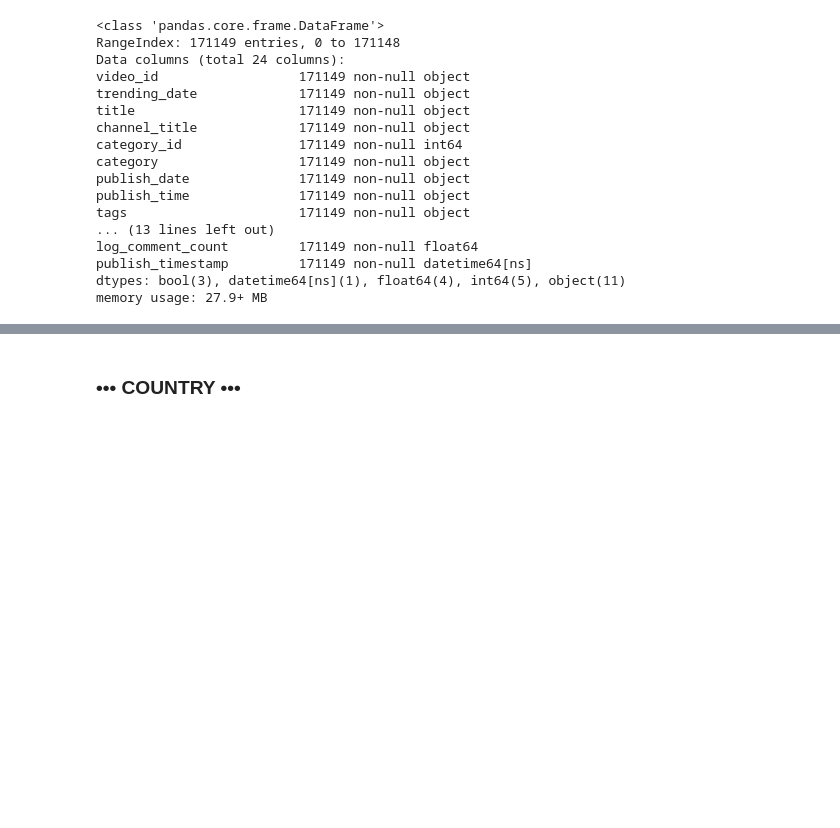
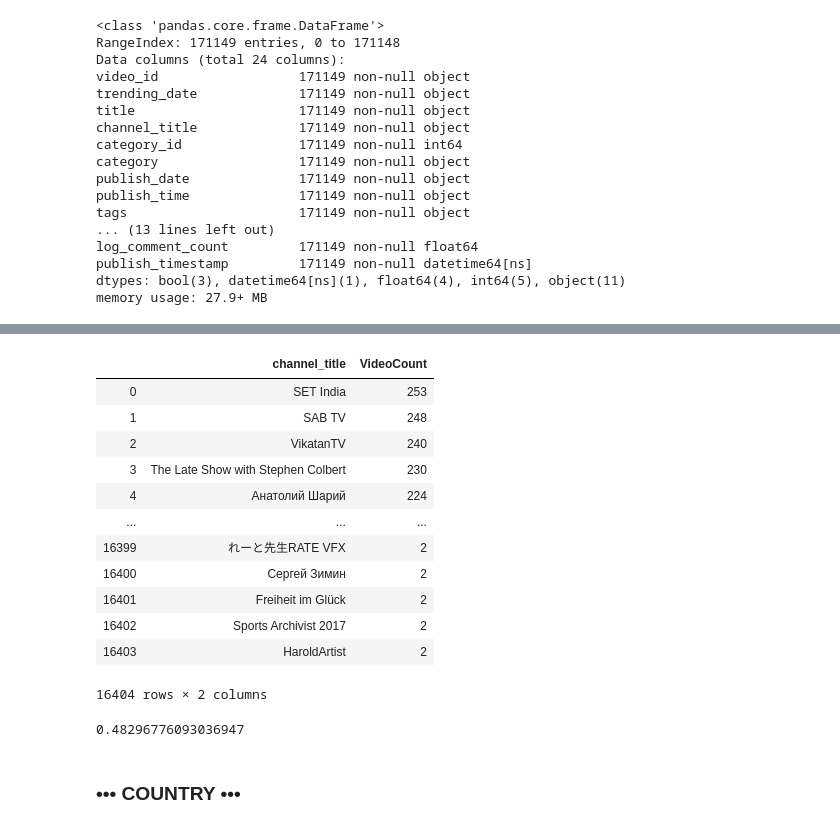
Before and after one commit to rachelleperez/Youtube-Trending, a Jupyter notebook: YoutubeTrendingVideos.ipynb, the cells around one changed output, grey strips where cells are left out. Saved outputs shown, nothing was run; the diff lists cells and outputs as text; code cells hidden in the pictures; blank space fills up the shorter version.

```diff
--- a/YoutubeTrendingVideos.ipynb
+++ b/YoutubeTrendingVideos.ipynb
@@ -193,3 +240,32 @@ This section will explore if the properties that stem from the creator have any
+# %%
+multiple_trender = channel_count['VideoCount'] >1
+channel_count[multiple_trender]
+# %% [output]
+|  | channel_title | VideoCount |
+| 0 | SET India | 253 |
+| 1 | SAB TV | 248 |
+| 2 | VikatanTV | 240 |
+| 3 | The Late Show with Stephen Colbert | 230 |
+| 4 | Анатолий Шарий | 224 |
+| ... | ... | ... |
+| 16399 | れーと先生RATE VFX | 2 |
+| 16400 | Сергей Зимин | 2 |
+| 16401 | Freiheit im Glück | 2 |
+| 16402 | Sports Archivist 2017 | 2 |
+| 16403 | HaroldArtist | 2 |
+16404 rows × 2 columns
+# %%
+# From Previous calculations
+# Almost 50% of the channels are multiple trenders
+
+
+Total_VideoCount_DF = 171149
+Total_ChannelCount_DF = 33965
+Multiple_TrenderCount_Df = 16404
+
+Multiple_TrenderCount_Df/Total_ChannelCount_DF
+# %% [output]
+0.48296776093036947
 # %% [markdown]
 ### ••• COUNTRY •••
 # %%
```
Also changed, not shown: parts of 9 cells of this notebook.
